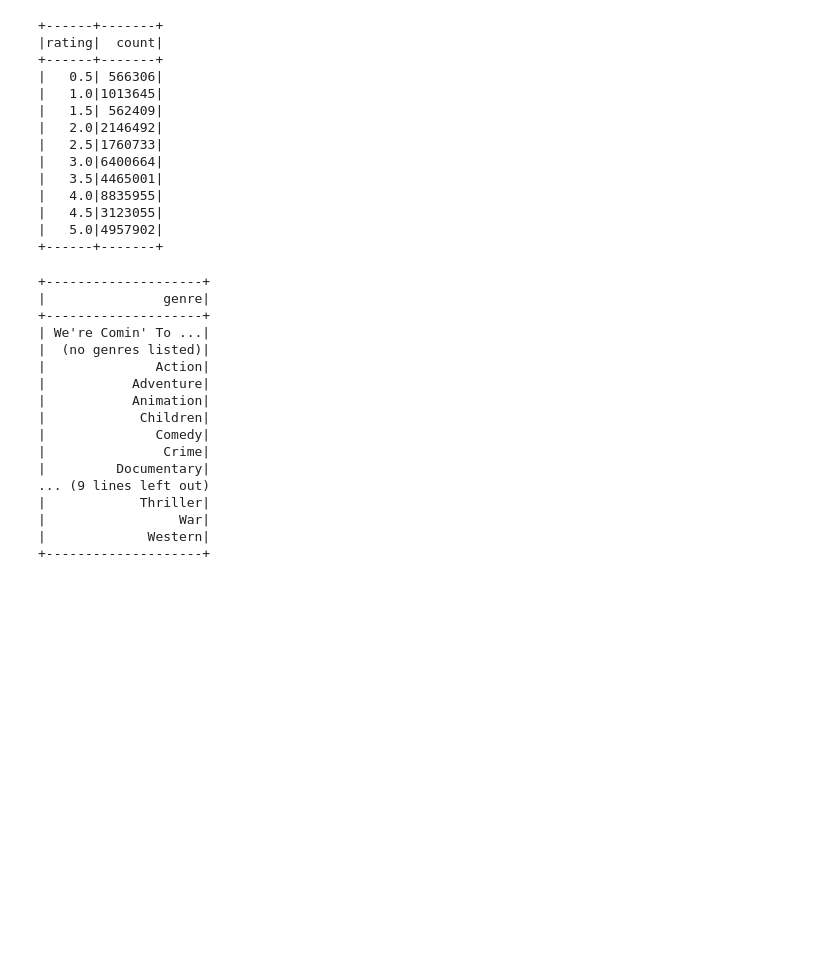
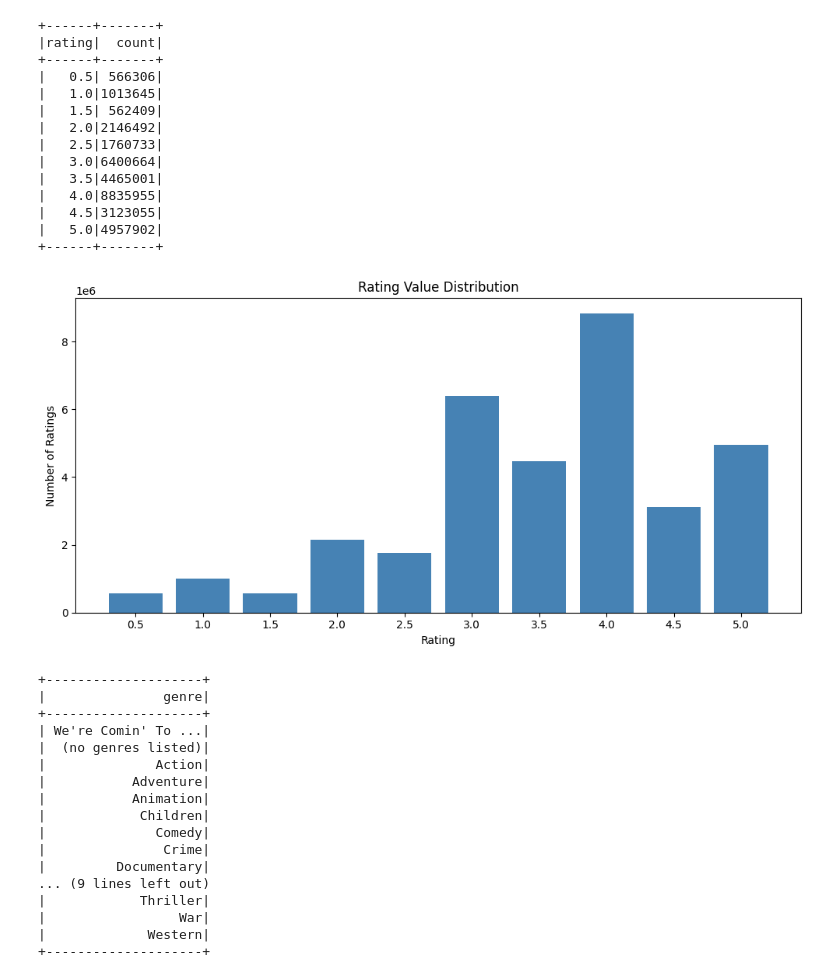
Before and after one commit to alexpanayi474/DSC511-MovieLens-Project, a Jupyter notebook: DSC_511_MovieLens.ipynb, the cells around one changed output. Drawn from its saved outputs; the diff is of its cells as text; code cells hidden in the pictures; blank space fills up the shorter version.

Commit message:
added EDA plots and observations

```diff
--- a/DSC_511_MovieLens.ipynb
+++ b/DSC_511_MovieLens.ipynb
@@ -208,6 +208,28 @@ movies_ratings_merged.groupBy("rating").count().orderBy("rating").show()
 |   4.5|3123055|
 |   5.0|4957902|
 +------+-------+
+# %%
+# Rating Distribution
+import matplotlib.pyplot as plt
+import pandas as pd
+
+# Group by rating value and count occurrences, convert to pandas for plotting
+rating_dist = movies_ratings_merged.groupBy("rating") \
+                                   .count() \
+                                   .orderBy("rating") \
+                                   .toPandas()
+
+plt.figure(figsize=(10, 5))
+plt.bar(rating_dist["rating"], rating_dist["count"], width=0.4, color="steelblue")
+plt.title("Rating Value Distribution")
+plt.xlabel("Rating")
+plt.ylabel("Number of Ratings")
+plt.xticks(rating_dist["rating"])
+plt.tight_layout()
+plt.show()
+#most common rating is 4 followed by 3
+# %% [output]
+[figure, added]
 # %%
 # distinct genres
 from pyspark.sql.functions import explode, split, col
```
Also changed, not shown: parts of 9 cells of this notebook.
